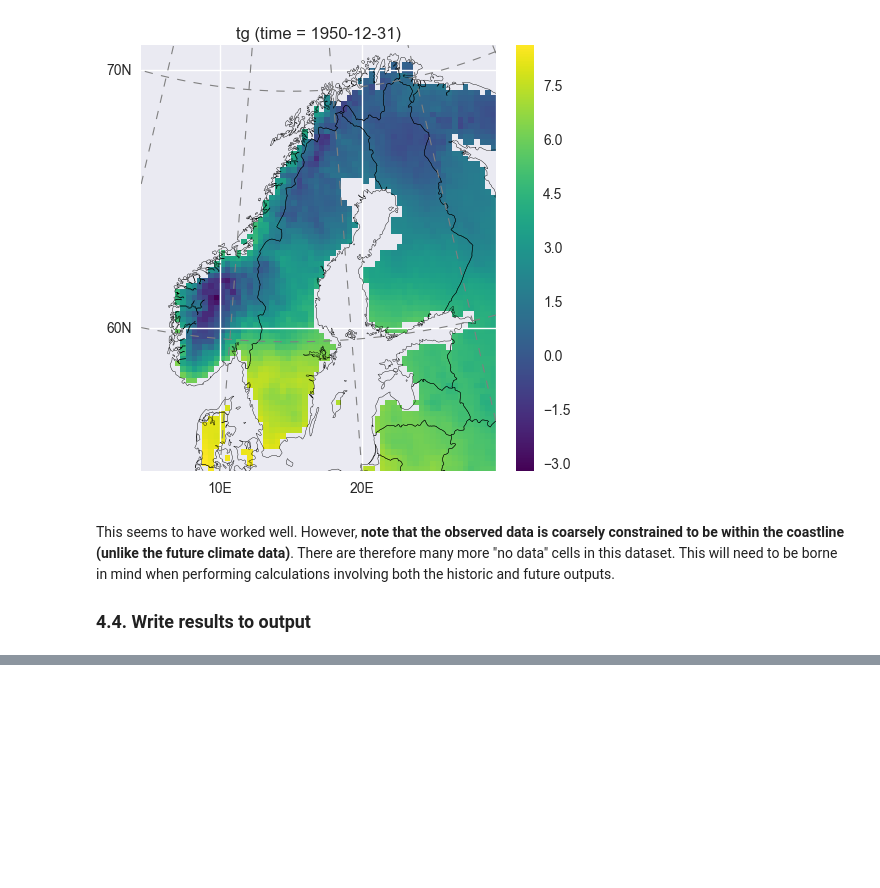
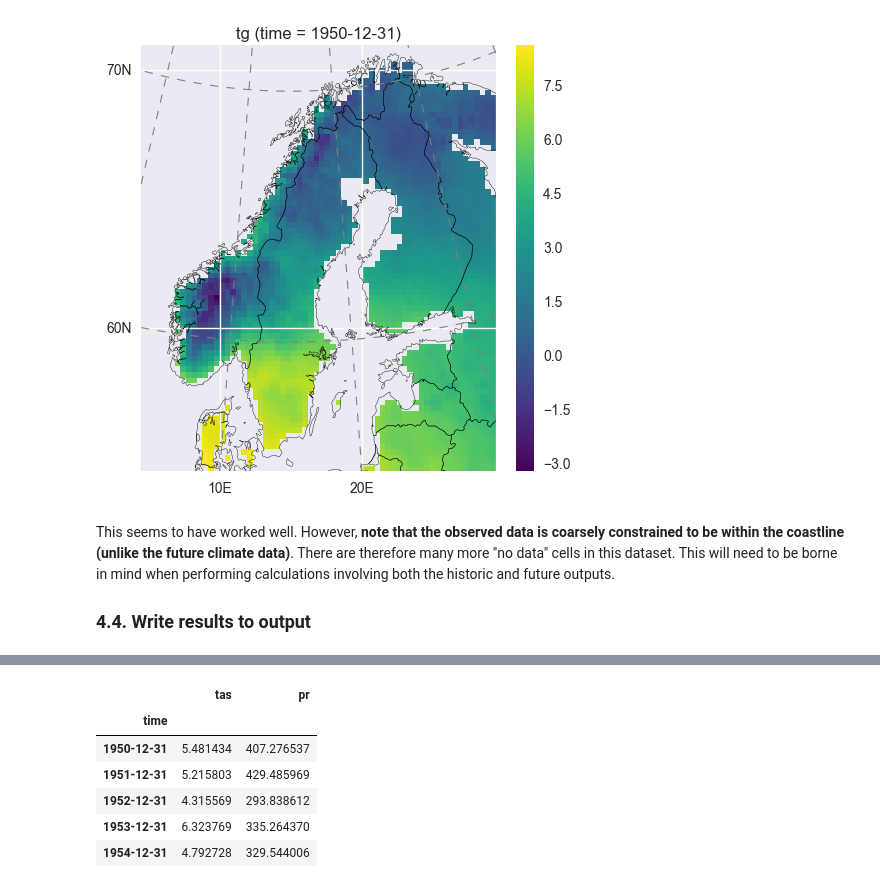
Before and after one commit to JamesSample/spatial_interpolation, a Jupyter notebook: domqua_climate_data_proc.ipynb, the cells around one changed output, grey strips where cells are left out. Saved outputs shown, nothing was run; the diff lists cells and outputs as text; code cells hidden in the pictures; blank space fills up the shorter version.

```diff
--- a/domqua_climate_data_proc.ipynb
+++ b/domqua_climate_data_proc.ipynb
@@ -716,0 +702,9 @@ for var in ['tg', 'rr']:
+# %%
+# Read separate output files
+# Read obs
+nc_path = r'D:\Data\Climate\Annually_Aggregated\e-obs_annual.nc'
+ds_obs = xr.open_dataset(nc_path)
+
+# Read fut
+nc_path = r'D:\Data\Climate\Annually_Aggregated\rcp45_annual.nc'
+ds_fut = xr.open_dataset(nc_path)
@@ -716,0 +781,19 @@ for var in ['tg', 'rr']:
+# %%
+# Get the temp series from the processed ds
+ds2 = ds.sel_points(x=[x], y=[y],
+                    method='nearest')
+
+# Convert to dataframe
+df = ds2.to_dataframe().reset_index()
+df.index = df['time']
+df = df[['tas', 'pr']]
+
+df.head()
+# %% [output]
+|  | tas | pr |
+| time |  |  |
+| 1950-12-31 | 5.481434 | 407.276537 |
+| 1951-12-31 | 5.215803 | 429.485969 |
+| 1952-12-31 | 4.315569 | 293.838612 |
+| 1953-12-31 | 6.323769 | 335.264370 |
+| 1954-12-31 | 4.792728 | 329.544006 |
```
Also changed, not shown: parts of 17 cells of this notebook, 1 other file.
